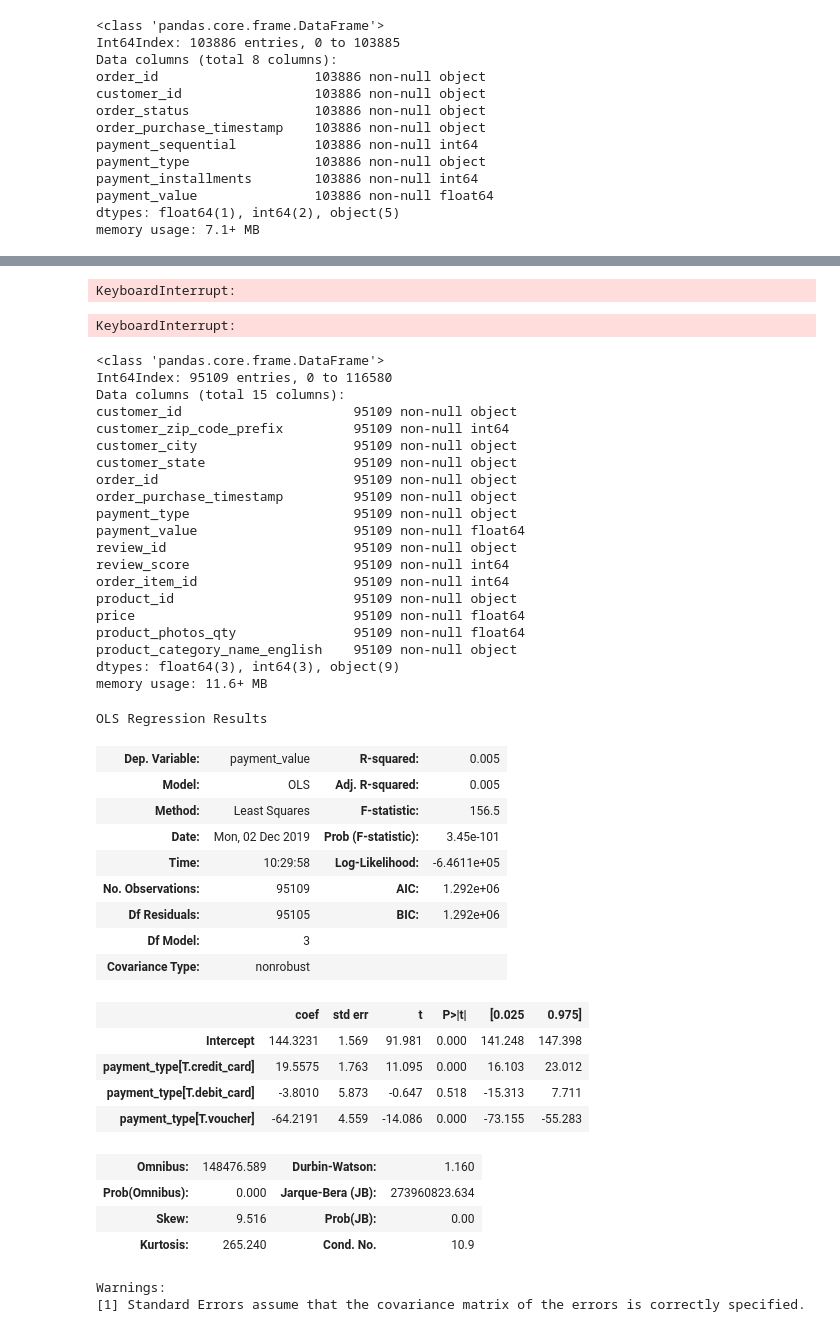
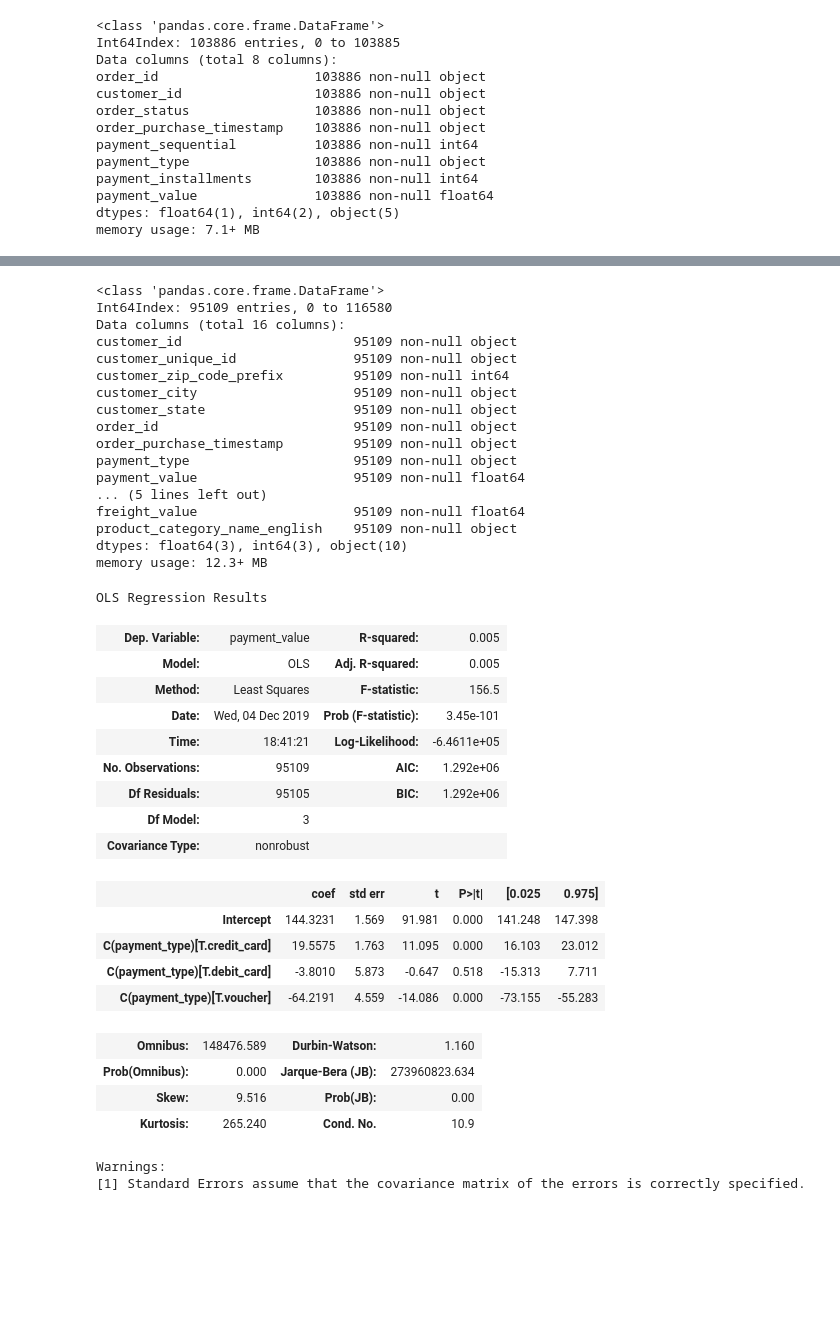
Before and after one commit to Carlene/olist_project, a Jupyter notebook: olist_regression.ipynb, the cells around one changed output, grey strips where cells are left out. Saved outputs shown, nothing was run; the diff lists cells and outputs as text; code cells hidden in the pictures; blank space fills up the shorter version.

```diff
--- a/olist_regression.ipynb
+++ b/olist_regression.ipynb
@@ -260,7 +257,7 @@ memory usage: 7.1+ MB
 # fitted_model = smf.ols(formula=formula, data=payorder_customer).fit()
 # fitted_model.summary()
 # %%
-joined_table2 = joined_table.drop(columns=['customer_unique_id', 'order_approved_at', 'order_status'])
+joined_table2 = joined_table.drop(columns=['order_approved_at', 'order_status'])
 joined_table2.info()
 # %% [output]
 <class 'pandas.core.frame.DataFrame'>
@@ -283,5 +280,5 @@ memory usage: 23.9+ MB
 # %%
-olist_data = joined_table2.drop(columns=['order_delivered_carrier_date', 'order_delivered_customer_date', 'order_estimated_delivery_date', 'payment_sequential', 'payment_installments', 'review_creation_date', 'review_answer_timestamp', 'seller_id', 'shipping_limit_date', 'freight_value', 'product_name_lenght', 'product_description_lenght', 'product_weight_g', 'product_length_cm', 'product_height_cm', 'product_width_cm', 'product_category_name'])
+olist_data = joined_table2.drop(columns=['order_delivered_carrier_date', 'order_delivered_customer_date', 'order_estimated_delivery_date', 'payment_sequential', 'payment_installments', 'review_creation_date', 'review_answer_timestamp', 'shipping_limit_date', 'product_name_lenght', 'product_description_lenght', 'product_weight_g', 'product_length_cm', 'product_height_cm', 'product_width_cm', 'product_category_name', 'product_photos_qty', 'review_id'])
 olist_data.info()
 # %% [output]
 <class 'pandas.core.frame.DataFrame'>
@@ -350,19 +336,11 @@ dict_keys(['2016-10-03 09:44:50', '2016-10-03 16:56:50', '2016-10-03 21:01:41',
-# %%
-ax = sns.scatterplot(x = 'order_purchase_timestamp', y = 'payment_value', data = olist_data)
-# ax.set_xlim(2016,2018)
-# %% [output]
-KeyboardInterrupt:
-# %%
-ax = sns.barplot(x="customer_zip_code_prefix", y="payment_value", data=olist_data)
-# %% [output]
-KeyboardInterrupt:
 # %%
 olist_data.info()
 # %% [output]
 <class 'pandas.core.frame.DataFrame'>
 Int64Index: 95109 entries, 0 to 116580
-Data columns (total 15 columns):
+Data columns (total 16 columns):
 customer_id                      95109 non-null object
+customer_unique_id               95109 non-null object
 customer_zip_code_prefix         95109 non-null int64
 customer_city                    95109 non-null object
 customer_state                   95109 non-null object
@@ -370,36 +348,32 @@ order_id                         95109 non-null object
 order_purchase_timestamp         95109 non-null object
 payment_type                     95109 non-null object
 payment_value                    95109 non-null float64
-review_id                        95109 non-null object
-review_score                     95109 non-null int64
-order_item_id                    95109 non-null int64
-product_id                       95109 non-null object
-price                            95109 non-null float64
-product_photos_qty               95109 non-null float64
+... (5 lines left out)
+freight_value                    95109 non-null float64
 product_category_name_english    95109 non-null object
-dtypes: float64(3), int64(3), object(9)
-memory usage: 11.6+ MB
+dtypes: float64(3), int64(3), object(10)
+memory usage: 12.3+ MB
 # %%
-formula = 'payment_value ~ payment_type'
+formula = 'payment_value ~ C(payment_type)'
 
 fitted_model = smf.ols(formula=formula, data=olist_data).fit()
 fitted_model.summary()
 # %% [output]
 OLS Regression Results
 | Dep. Variable: | payment_value | R-squared: | 0.005 |
 | Model: | OLS | Adj. R-squared: | 0.005 |
 | Method: | Least Squares | F-statistic: | 156.5 |
-| Date: | Mon, 02 Dec 2019 | Prob (F-statistic): | 3.45e-101 |
-| Time: | 10:29:58 | Log-Likelihood: | -6.4611e+05 |
+| Date: | Wed, 04 Dec 2019 | Prob (F-statistic): | 3.45e-101 |
+| Time: | 18:41:21 | Log-Likelihood: | -6.4611e+05 |
 | No. Observations: | 95109 | AIC: | 1.292e+06 |
 | Df Residuals: | 95105 | BIC: | 1.292e+06 |
 | Df Model: | 3 |  |  |
 | Covariance Type: | nonrobust |  |  |
 |  | coef | std err | t | P>|t| | [0.025 | 0.975] |
 | Intercept | 144.3231 | 1.569 | 91.981 | 0.000 | 141.248 | 147.398 |
-| payment_type[T.credit_card] | 19.5575 | 1.763 | 11.095 | 0.000 | 16.103 | 23.012 |
-| payment_type[T.debit_card] | -3.8010 | 5.873 | -0.647 | 0.518 | -15.313 | 7.711 |
-| payment_type[T.voucher] | -64.2191 | 4.559 | -14.086 | 0.000 | -73.155 | -55.283 |
+| C(payment_type)[T.credit_card] | 19.5575 | 1.763 | 11.095 | 0.000 | 16.103 | 23.012 |
+| C(payment_type)[T.debit_card] | -3.8010 | 5.873 | -0.647 | 0.518 | -15.313 | 7.711 |
+| C(payment_type)[T.voucher] | -64.2191 | 4.559 | -14.086 | 0.000 | -73.155 | -55.283 |
 | Omnibus: | 148476.589 | Durbin-Watson: | 1.160 |
 | Prob(Omnibus): | 0.000 | Jarque-Bera (JB): | 273960823.634 |
 | Skew: | 9.516 | Prob(JB): | 0.00 |
```
Also changed, not shown: parts of 29 cells of this notebook, 4 other files.
